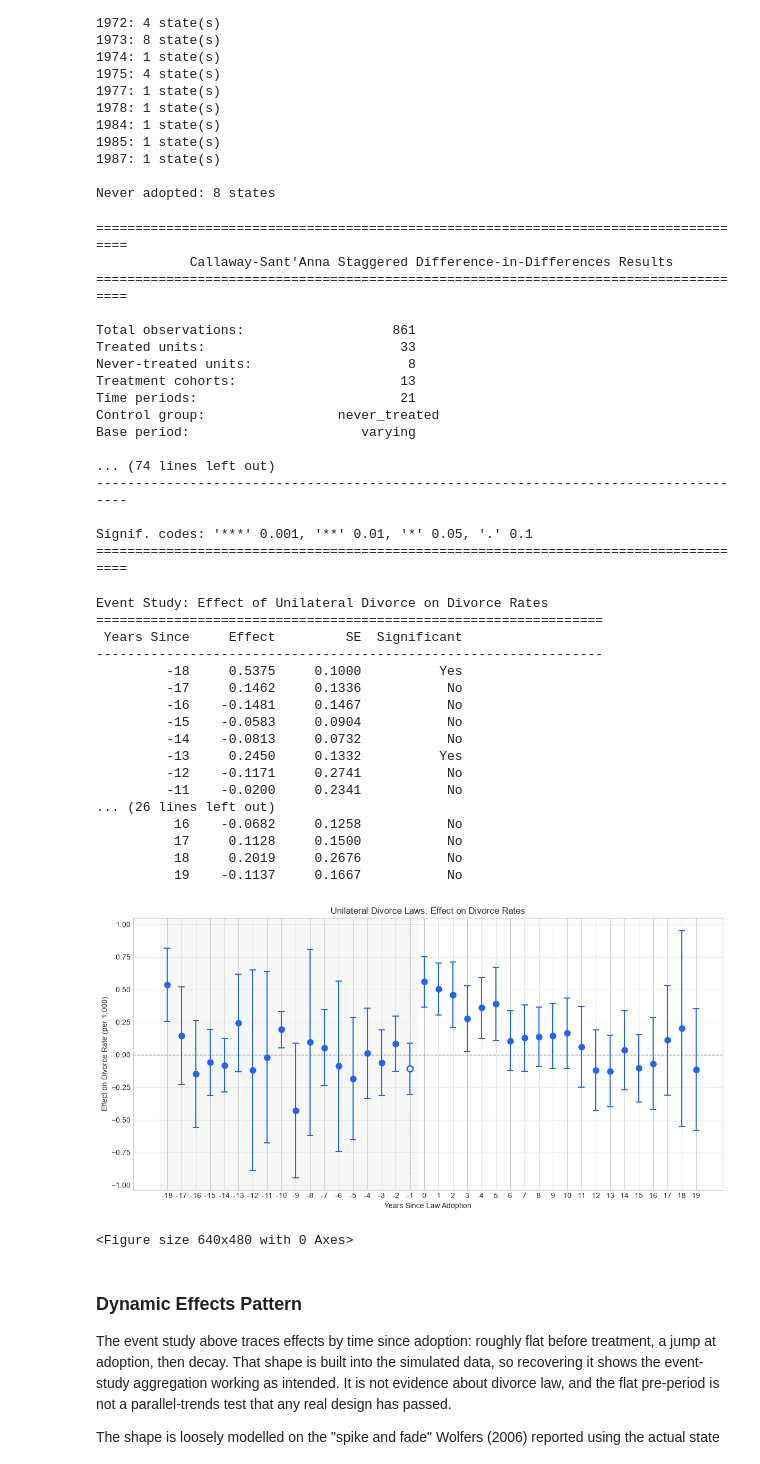
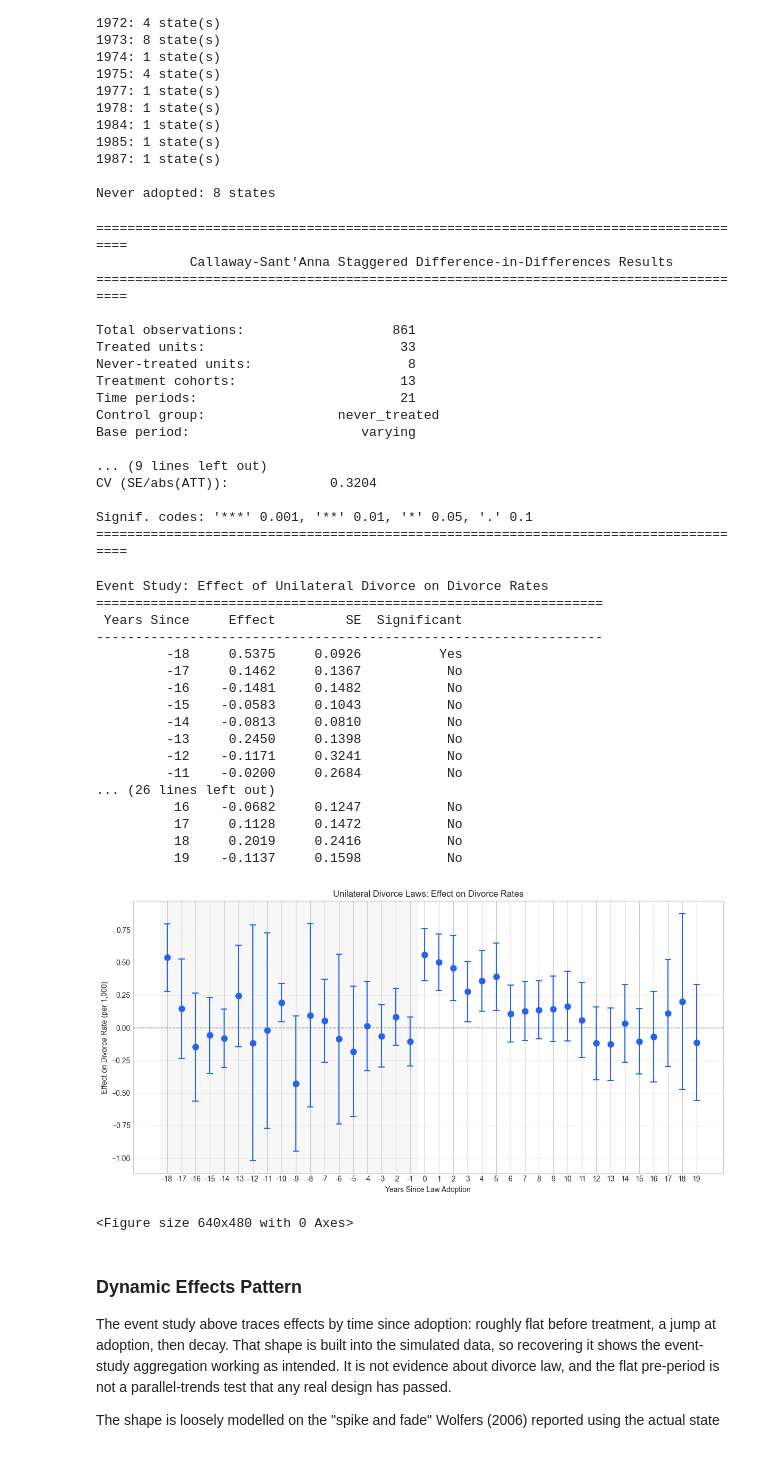
Before and after one commit to TDL77/diff-diff, a Jupyter notebook: docs/tutorials/09_real_world_examples.ipynb, the cells around one changed output. Saved outputs shown, nothing was run; the diff lists cells and outputs as text; code cells hidden in the pictures.

Commit message:
feat(aggregation): CS post-fit aggregate() replays the bootstrap on bootstrapped fits (#780)

```diff
--- a/docs/tutorials/09_real_world_examples.ipynb
+++ b/docs/tutorials/09_real_world_examples.ipynb
@@ -531,16 +526,18 @@ Effects by Adoption Cohort:
 # %%
-# Event study aggregation (event_study_effects is populated by the fit-time
-# aggregation - the documented route on this bootstrapped fit)
+# Event study aggregation - the post-fit replay works on bootstrapped fits:
+es_cs = results_cs.aggregate('event_study')
+
 print("Event Study Results (Effect by Years Since Adoption)")
 print("=" * 60)
 print(f"{'Event Time':>12} {'ATT':>10} {'SE':>10} {'95% CI':>25}")
 print("-" * 60)
 
-for e in sorted(results_cs.event_study_effects.keys()):
-    eff = results_cs.event_study_effects[e]
-    ci = eff['conf_int']
-    sig = '*' if eff['p_value'] < 0.05 else ''
-    print(f"{e:>12} {eff['effect']:>10.4f} {eff['se']:>10.4f} [{ci[0]:>8.4f}, {ci[1]:>8.4f}] {sig}")
+for i, e in enumerate(es_cs.event_time):
+    if bool(es_cs.is_reference[i]):
+        continue
+    lo, hi = es_cs.conf_int_lower[i], es_cs.conf_int_upper[i]
+    sig = '*' if es_cs.p_value[i] < 0.05 else ''
+    print(f"{e:>12} {es_cs.att[i]:>10.4f} {es_cs.se[i]:>10.4f} [{lo:>8.4f}, {hi:>8.4f}] {sig}")
 # %% [output]
 Event Study Results (Effect by Years Since Adoption)
 ============================================================
@@ -563,9 +560,9 @@ Event Study Results (Effect by Years Since Adoption)
 # %%
-# Event study visualization
+# Event study visualization (plot_event_study accepts the post-fit container)
 if HAS_MATPLOTLIB:
     fig, ax = plt.subplots(figsize=(10, 6))
     plot_event_study(
-        results=results_cs,
+        results=es_cs,
         ax=ax,
         title='Castle Doctrine Laws: Effect on Homicide Rates',
         xlabel='Years Since Law Adoption',
@@ -717,9 +714,6 @@ results_divorce = cs_divorce.fit(
     unit='state',
     time='year',
     first_treat='first_treat',
-    # Same bootstrapped-fit exception as the Castle Doctrine fit above:
-    # fit-time aggregate= is the documented route until 4.0.
-    aggregate='all'
 )
 
 print(results_divorce.summary())
@@ -736,56 +730,59 @@ Time periods:                          21
 Control group:                 never_treated
 Base period:                      varying
 
-... (74 lines left out)
--------------------------------------------------------------------------------------
+... (9 lines left out)
+CV (SE/abs(ATT)):             0.3204
 
 Signif. codes: '***' 0.001, '**' 0.01, '*' 0.05, '.' 0.1
 =====================================================================================
 # %%
-# Event study results (event_study_effects is populated by the fit-time
-# aggregation - the documented route on this bootstrapped fit)
+# Event study results - post-fit aggregation replays the fit-time
+# bootstrap on this bootstrapped fit (percentile inference; no refit):
+es_divorce = results_divorce.aggregate('event_study')
+
 print("Event Study: Effect of Unilateral Divorce on Divorce Rates")
 print("=" * 65)
 print(f"{'Years Since':>12} {'Effect':>10} {'SE':>10} {'Significant':>12}")
 print("-" * 65)
 
-for e in sorted(results_divorce.event_study_effects.keys()):
-    eff = results_divorce.event_study_effects[e]
-    sig = 'Yes' if eff['p_value'] < 0.05 else 'No'
-    print(f"{e:>12} {eff['effect']:>10.4f} {eff['se']:>10.4f} {sig:>12}")
+for i, e in enumerate(es_divorce.event_time):
+    if bool(es_divorce.is_reference[i]):
+        continue
+    sig = 'Yes' if es_divorce.p_value[i] < 0.05 else 'No'
+    print(f"{e:>12} {es_divorce.att[i]:>10.4f} {es_divorce.se[i]:>10.4f} {sig:>12}")
 # %% [output]
 Event Study: Effect of Unilateral Divorce on Divorce Rates
 =================================================================
  Years Since     Effect         SE  Significant
 -----------------------------------------------------------------
-         -18     0.5375     0.1000          Yes
-         -17     0.1462     0.1336           No
-         -16    -0.1481     0.1467           No
-         -15    -0.0583     0.0904           No
-         -14    -0.0813     0.0732           No
-         -13     0.2450     0.1332          Yes
-         -12    -0.1171     0.2741           No
-         -11    -0.0200     0.2341           No
+         -18     0.5375     0.0926          Yes
+         -17     0.1462     0.1367           No
+         -16    -0.1481     0.1482           No
+         -15    -0.0583     0.1043           No
+         -14    -0.0813     0.0810           No
+         -13     0.2450     0.1398           No
+         -12    -0.1171     0.3241           No
+         -11    -0.0200     0.2684           No
 ... (26 lines left out)
-          16    -0.0682     0.1258           No
-          17     0.1128     0.1500           No
-          18     0.2019     0.2676           No
-          19    -0.1137     0.1667           No
+          16    -0.0682     0.1247           No
+          17     0.1128     0.1472           No
+          18     0.2019     0.2416           No
+          19    -0.1137     0.1598           No
 # %%
-# Event study visualization
+# Event study visualization (plot_event_study accepts the post-fit container)
 if HAS_MATPLOTLIB:
     fig, ax = plt.subplots(figsize=(12, 6))
     plot_event_study(
-        results=results_divorce,
+        results=es_divorce,
         ax=ax,
         title='Unilateral Divorce Laws: Effect on Divorce Rates',
         xlabel='Years Since Law Adoption',
         ylabel='Effect on Divorce Rate (per 1,000)'
     )
     plt.tight_layout()
     plt.show()
 # %% [output]
-[figure, old version]
+[figure, new version]
 <Figure size 640x480 with 0 Axes>
 # %% [markdown]
 ### Dynamic Effects Pattern
```
Also changed, not shown: parts of 6 cells of this notebook, 24 other files.
